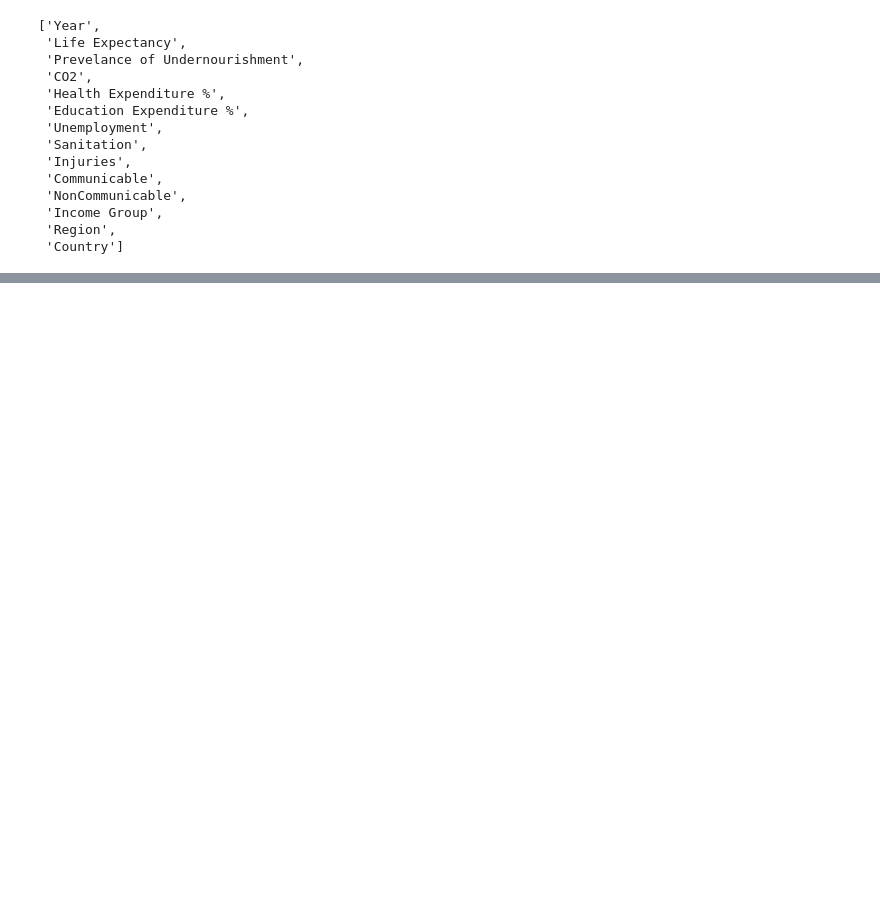
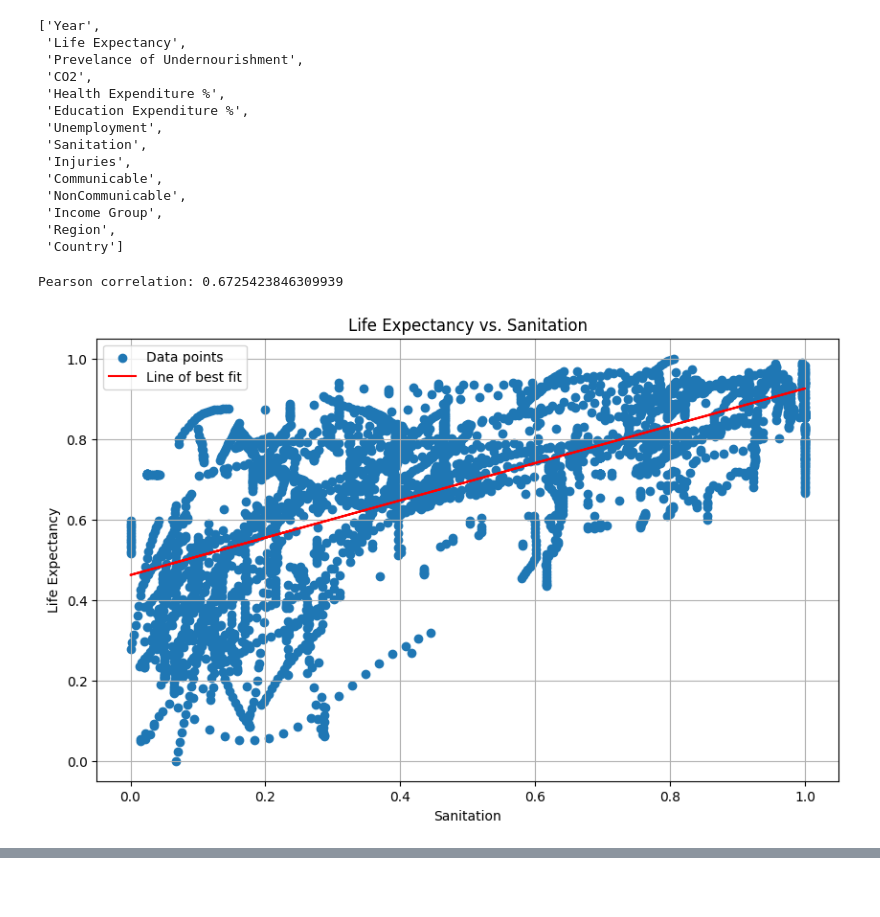
Before and after one commit to CloudsInTheSky/LifeExpectancy, a Jupyter notebook: apriori.ipynb, the cells around one changed output, grey strips where cells are left out. Saved outputs shown, nothing was run; the diff lists cells and outputs as text; code cells hidden in the pictures; blank space fills up the shorter version.

```diff
--- a/apriori.ipynb
+++ b/apriori.ipynb
@@ -367,3 +362,26 @@ list(df_numerical_scaled)
  'Income Group',
  'Region',
  'Country']
+# %%
+from scipy.stats import pearsonr
+
+#Peason correlation coefficient.
+x = df_numerical_scaled['Sanitation']
+y = df_numerical_scaled['Life Expectancy']
+corr, _ = pearsonr(x, y)
+print(f'Pearson correlation: {corr}')
+
+# Line of best fit.
+m, b = np.polyfit(x, y, 1)
+plt.figure(figsize=(10, 6))
+plt.scatter(x, y, label='Data points')
+plt.plot(x, m*x + b, color='red', label='Line of best fit')
+plt.xlabel('Sanitation')
+plt.ylabel('Life Expectancy')
+plt.title('Life Expectancy vs. Sanitation')
+plt.legend()
+plt.grid(True)
+plt.show()
+# %% [output]
+Pearson correlation: 0.6725423846309939
+[figure, added]
```
Also changed, not shown: parts of 13 cells of this notebook.
